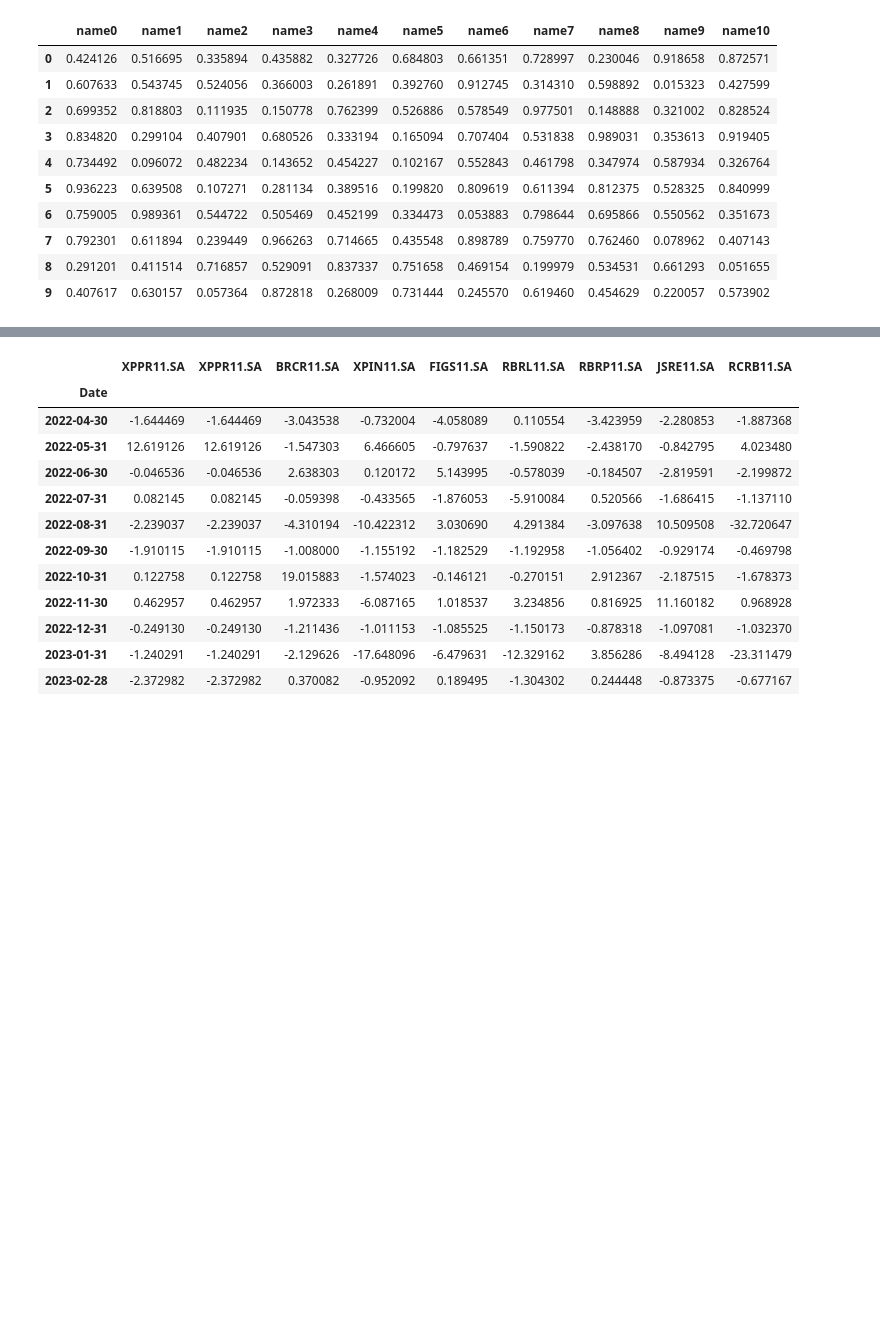
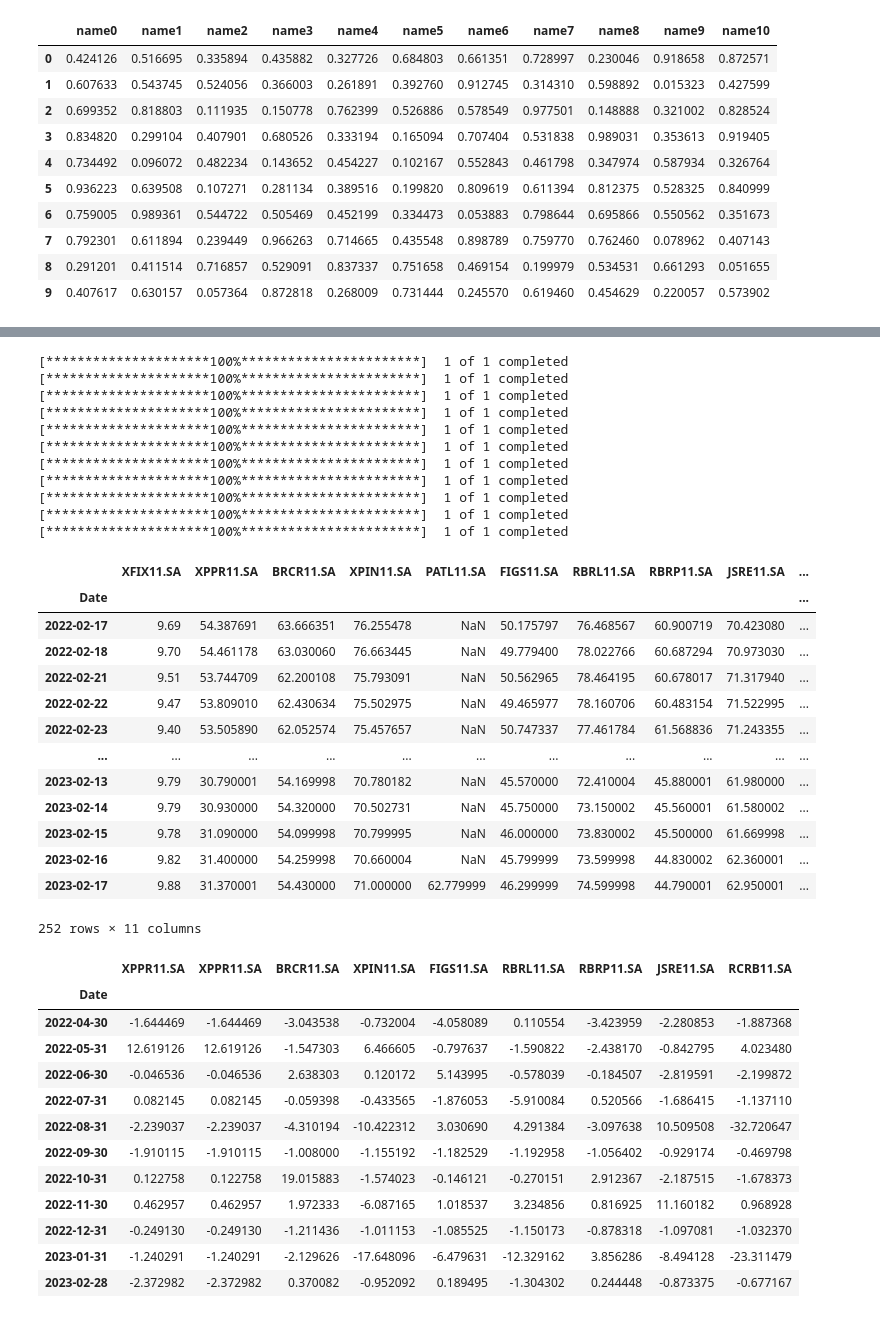
Before and after one commit to jrocarlos/reits_rank, a Jupyter notebook: reits_rank.ipynb, the cells around one changed output, grey strips where cells are left out. Saved outputs shown, nothing was run; the diff lists cells and outputs as text; code cells hidden in the pictures; blank space fills up the shorter version.

Commit message:
includes xfix on the concat model

```diff
--- a/reits_rank.ipynb
+++ b/reits_rank.ipynb
@@ -393,6 +393,47 @@ dd
 | 2023-02-16 | 31.400000 | 31.400000 | 54.259998 | 70.660004 | NaN | 45.799999 | 73.599998 | 44.830002 | 62.360001 | ... |
 | 2023-02-17 | 31.370001 | 31.370001 | 54.430000 | 71.000000 | 62.779999 | 46.299999 | 74.599998 | 44.790001 | 62.950001 | ... |
 252 rows × 11 columns
+# %%
+ifix = "XFIX11.SA"
+data = yf.download(ifix, period="1y")
+dd = pd.DataFrame(data)
+dd.drop(['Open','High','Low','Close','Volume'], axis=1, inplace=True)
+dd.rename(columns={'Adj Close': ifix}, inplace=True)
+
+for x in range (10):
+    data = yf.download(tts[x], period="1y")
+    ddsad = pd.DataFrame(data)
+    ddsad.drop(['Open','High','Low','Close','Volume'], axis=1, inplace=True)
+    ddsad.rename(columns={'Adj Close': tts[x]}, inplace=True)
+    dd = pd.concat([dd, ddsad], axis=1, join='outer', ignore_index=False, copy=False)
+dd
+#dd
+# %% [output]
+[*********************100%***********************]  1 of 1 completed
+[*********************100%***********************]  1 of 1 completed
+[*********************100%***********************]  1 of 1 completed
+[*********************100%***********************]  1 of 1 completed
+[*********************100%***********************]  1 of 1 completed
+[*********************100%***********************]  1 of 1 completed
+[*********************100%***********************]  1 of 1 completed
+[*********************100%***********************]  1 of 1 completed
+[*********************100%***********************]  1 of 1 completed
+[*********************100%***********************]  1 of 1 completed
+[*********************100%***********************]  1 of 1 completed
+|  | XFIX11.SA | XPPR11.SA | BRCR11.SA | XPIN11.SA | PATL11.SA | FIGS11.SA | RBRL11.SA | RBRP11.SA | JSRE11.SA | ... |
+| Date |  |  |  |  |  |  |  |  |  | ... |
+| 2022-02-17 | 9.69 | 54.387691 | 63.666351 | 76.255478 | NaN | 50.175797 | 76.468567 | 60.900719 | 70.423080 | ... |
+| 2022-02-18 | 9.70 | 54.461178 | 63.030060 | 76.663445 | NaN | 49.779400 | 78.022766 | 60.687294 | 70.973030 | ... |
+| 2022-02-21 | 9.51 | 53.744709 | 62.200108 | 75.793091 | NaN | 50.562965 | 78.464195 | 60.678017 | 71.317940 | ... |
+| 2022-02-22 | 9.47 | 53.809010 | 62.430634 | 75.502975 | NaN | 49.465977 | 78.160706 | 60.483154 | 71.522995 | ... |
+| 2022-02-23 | 9.40 | 53.505890 | 62.052574 | 75.457657 | NaN | 50.747337 | 77.461784 | 61.568836 | 71.243355 | ... |
+| ... | ... | ... | ... | ... | ... | ... | ... | ... | ... | ... |
+| 2023-02-13 | 9.79 | 30.790001 | 54.169998 | 70.780182 | NaN | 45.570000 | 72.410004 | 45.880001 | 61.980000 | ... |
+| 2023-02-14 | 9.79 | 30.930000 | 54.320000 | 70.502731 | NaN | 45.750000 | 73.150002 | 45.560001 | 61.580002 | ... |
+| 2023-02-15 | 9.78 | 31.090000 | 54.099998 | 70.799995 | NaN | 46.000000 | 73.830002 | 45.500000 | 61.669998 | ... |
+| 2023-02-16 | 9.82 | 31.400000 | 54.259998 | 70.660004 | NaN | 45.799999 | 73.599998 | 44.830002 | 62.360001 | ... |
+| 2023-02-17 | 9.88 | 31.370001 | 54.430000 | 71.000000 | 62.779999 | 46.299999 | 74.599998 | 44.790001 | 62.950001 | ... |
+252 rows × 11 columns
 # %%
 dd = dd.resample("M").last()
 dd = dd.pct_change()
```
Also changed, not shown: parts of 1 cell of this notebook.
